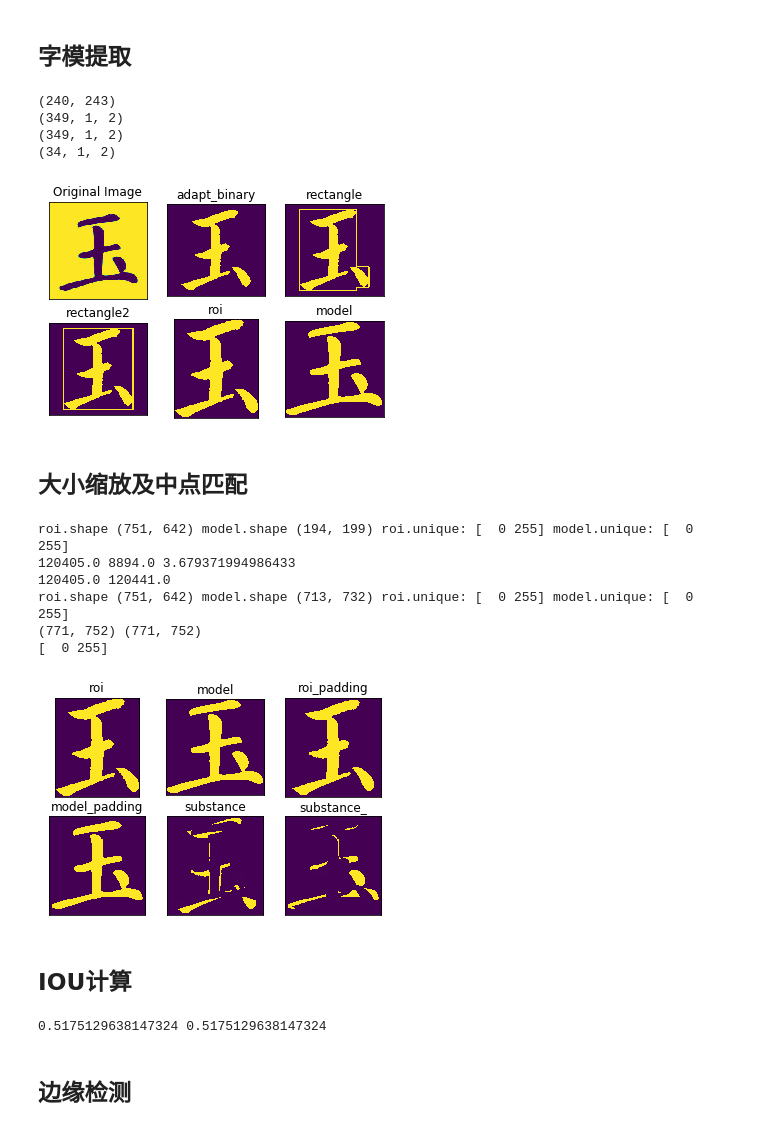
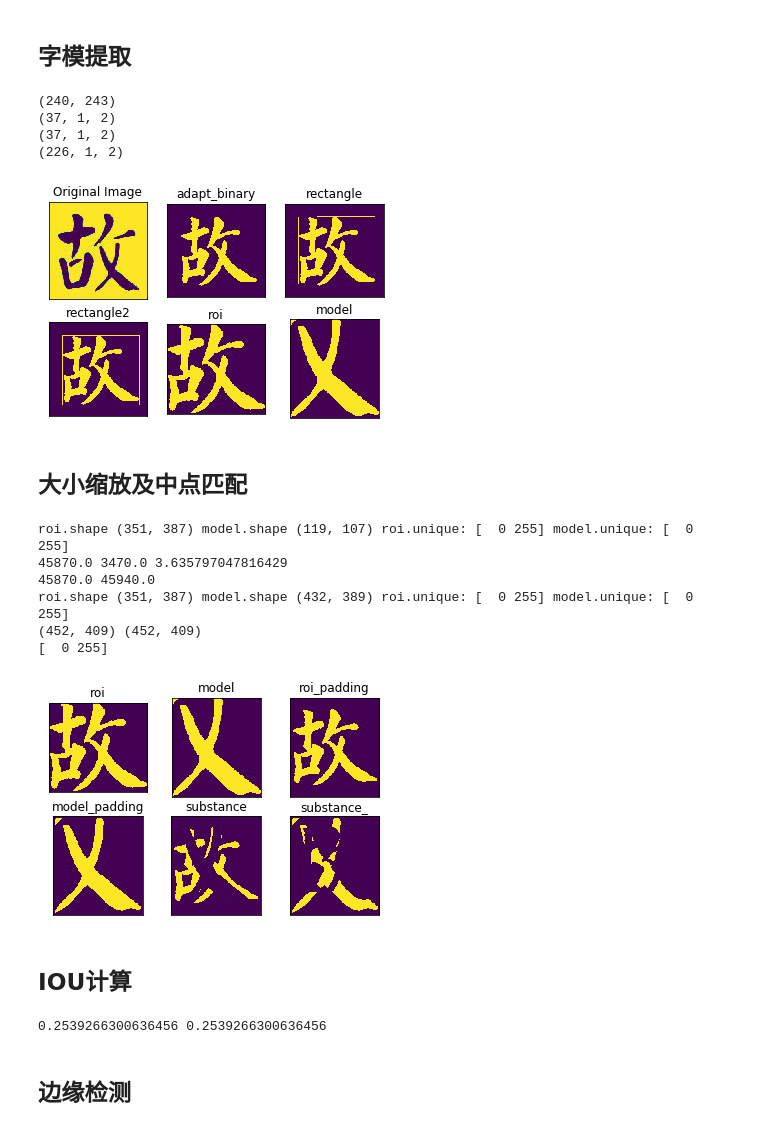
Before and after one commit to XuYongi/Image-based-calligraphy-evaluation, a Jupyter notebook: test.ipynb, the cells around one changed output. Drawn from its saved outputs; the diff is of its cells as text; code cells hidden in the pictures.

```diff
--- a/test.ipynb
+++ b/test.ipynb
@@ -5,6 +5,7 @@ import matplotlib.pyplot as plt
 import cv2 as cv
 
 img = cv.imread('xvvyu.jpg',0)
+img = cv.imread('./type/gum.jpg',0)
 print(img.shape)
 # gray = cv.cvtColor(img, cv.COLOR_RGB2GRAY)
 ret, binary = cv.threshold(img, 100, 255, cv.THRESH_BINARY_INV)
@@ -17,5 +18,6 @@ for i in range(6):
     plt.subplot(2,3,i+1),plt.imshow(images[i])
     plt.title(titles[i])
     plt.xticks([]),plt.yticks([])
+plt.figure(figsize=(1000, 1000))
 plt.show()
 # %% [output]
@@ -32,11 +35,11 @@ contours, hierarchy = cv2.findContours(binary.copy(), cv2.RETR_EXTERNAL, cv2.CHA
 cnt = contours[0]
 print((contours[0].shape) )
 x,y,w,h = cv2.boundingRect(cnt)
-rectangle = cv2.rectangle(binary.copy(),(x,y),(x+w,y+h),(255,0,0),5)
+rectangle = cv2.rectangle(binary.copy(),(x,y),(x+w,y+h),(255,0,0),2)
 cnt = contours[1]
 print((contours[0].shape) )
 x,y,w,h = cv2.boundingRect(cnt)
-rectangle = cv2.rectangle(rectangle,(x,y),(x+w,y+h),(255,0,0),5)
+rectangle = cv2.rectangle(rectangle,(x,y),(x+w,y+h),(255,0,0),2)
 
 contours, hierarchy = cv2.findContours(rectangle.copy(), cv2.RETR_EXTERNAL, cv2.CHAIN_APPROX_SIMPLE)
 cnt = contours[0]
@@ -47,8 +50,8 @@ print('x,y,w,h:',x,y,w,h)
 print('roi:',roi.shape)
 # cv2.imshow('roi',roi)
 # cv2.waitKey(0)
-rectangle=cv2.drawContours(binary.copy(),contours,-1,(255,0,0),10)
-rectangle2 = cv2.rectangle(binary.copy(),(x,y),(x+w,y+h),(255,0,0),10)
+rectangle=cv2.drawContours(binary.copy(),contours,-1,(255,0,0),2)
+rectangle2 = cv2.rectangle(binary.copy(),(x,y),(x+w,y+h),(255,0,0),2)
 
 print(rectangle2.shape)
 titles = ['Original Image','binary','adapt_binary','rectangle','rectangle2','roi']
@@ -75,6 +78,7 @@ roi: (751, 642)
 ## 字模提取
 # %%
 img = cv.imread('modelyu.jpg',0)
+img = cv.imread('./type/gum.jpg',0)
 print(img.shape)
 # gray = cv.cvtColor(img, cv.COLOR_RGB2GRAY)
 def img_2_roi(img):
@@ -83,39 +87,39 @@ def img_2_roi(img):
     contours, hierarchy = cv2.findContours(binary.copy(), cv2.RETR_EXTERNAL, cv2.CHAIN_APPROX_SIMPLE)
     cnt = contours[0]
     print((contours[0].shape) )
     x,y,w,h = cv2.boundingRect(cnt)
-    rectangle = cv2.rectangle(binary.copy(),(x,y),(x+w,y+h),(255,0,0),5)
+    rectangle = cv2.rectangle(binary.copy(),(x,y),(x+w,y+h),(255,0,0),2)
     cnt = contours[1]
     print((contours[0].shape) )
     x,y,w,h = cv2.boundingRect(cnt)
-    rectangle = cv2.rectangle(rectangle,(x,y),(x+w,y+h),(255,0,0),5)
+    rectangle = cv2.rectangle(rectangle,(x,y),(x+w,y+h),(255,0,0),2)
 
     contours, hierarchy = cv2.findContours(rectangle.copy(), cv2.RETR_EXTERNAL, cv2.CHAIN_APPROX_SIMPLE)
     cnt = contours[0]
     print((contours[0].shape) )
     x,y,w,h = cv2.boundingRect(cnt)
     roi = binary[y:y+h,x:x+w]
     return roi
 
 model = img_2_roi(img)
 titles = ['Original Image','adapt_binary','rectangle','rectangle2','roi','model']
 images = [img, binary, rectangle, rectangle2, roi, model]
 # images = [img, binary, img,  binary, img, binary]
 
 # cv2.imshow("img", rectangle)
 # cv2.waitKey(0)
 
 for i in range(6):
     plt.subplot(2,3,i+1),plt.imshow(images[i])
     plt.title(titles[i])
     plt.xticks([]),plt.yticks([])
 plt.show()
 # %% [output]
 (240, 243)
-(349, 1, 2)
-(349, 1, 2)
-(34, 1, 2)
+(37, 1, 2)
+(37, 1, 2)
+(226, 1, 2)
-[figure, old version]
+[figure, new version]
 # %% [markdown]
 ## 大小缩放及中点匹配
 # %%
@@ -169,13 +173,13 @@ for i in range(6):
     plt.xticks([]),plt.yticks([])
 plt.show()
 # %% [output]
-roi.shape (751, 642) model.shape (194, 199) roi.unique: [  0 255] model.unique: [  0 255]
-120405.0 8894.0 3.679371994986433
-120405.0 120441.0
-roi.shape (751, 642) model.shape (713, 732) roi.unique: [  0 255] model.unique: [  0 255]
-(771, 752) (771, 752)
+roi.shape (351, 387) model.shape (119, 107) roi.unique: [  0 255] model.unique: [  0 255]
+45870.0 3470.0 3.635797047816429
+45870.0 45940.0
+roi.shape (351, 387) model.shape (432, 389) roi.unique: [  0 255] model.unique: [  0 255]
+(452, 409) (452, 409)
 [  0 255]
-[figure, old version]
+[figure, new version]
 # %% [markdown]
 ## IOU计算
 # %%
@@ -188,7 +192,7 @@ iou = get_iou(model_padding, roi_padding)
 iou2 = get_iou(roi_padding, model_padding)
 print(iou,iou2)
 # %% [output]
-0.5175129638147324 0.5175129638147324
+0.2539266300636456 0.2539266300636456
 # %% [markdown]
 ## 边缘检测
 # %%
```
Also changed, not shown: parts of 3 cells of this notebook, 8 other files.
